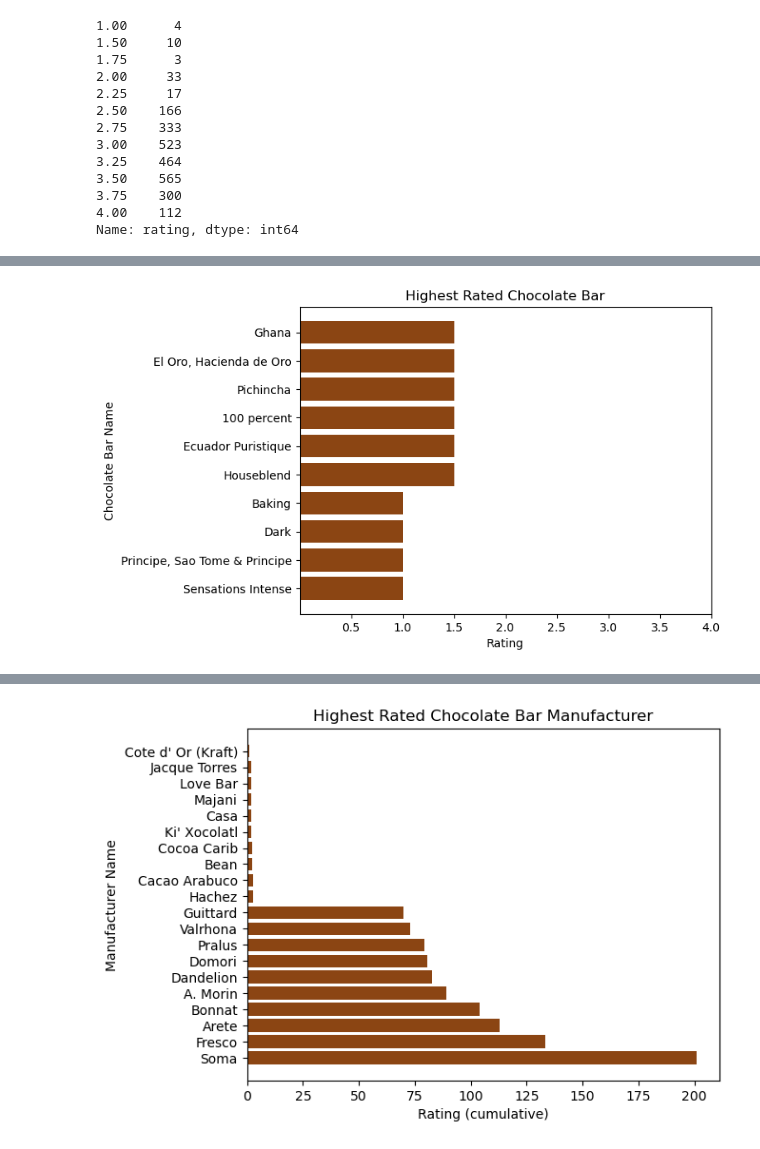
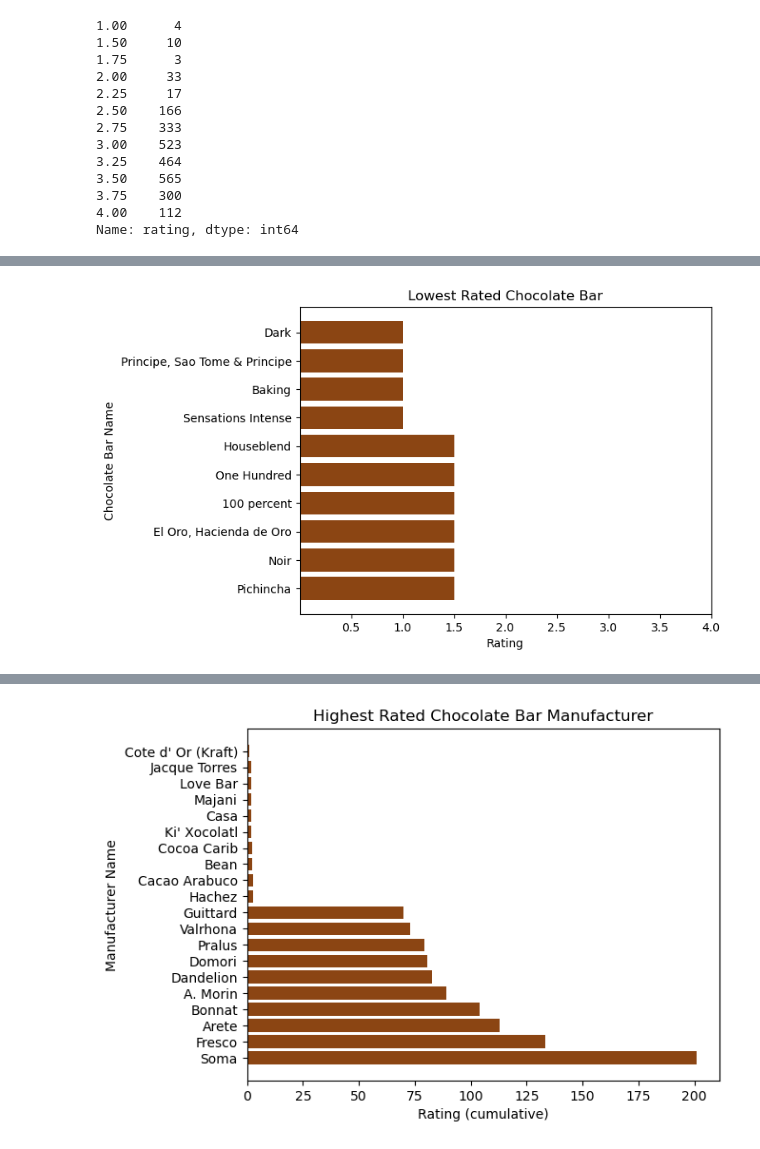
Before and after one commit to nbaggio28/Mid-Term-Project, a Jupyter notebook: notebooks/chocolateDA.ipynb, the cells around one changed output, grey strips where cells are left out. Saved outputs shown, nothing was run; the diff lists cells and outputs as text; code cells hidden in the pictures.

```diff
--- a/notebooks/chocolateDA.ipynb
+++ b/notebooks/chocolateDA.ipynb
@@ -86,0 +90,6 @@ topten_rated
+# %%
+##sorts three columns by col2 high to low
+def trivalue_sort_hi(col1, col2, col3, df=chocbar_df):
+
+    sorted_hivalues = df[[col1, col2, col3]].sort_values(col2, ascending=False)
+    return sorted_hivalues
@@ -120,0 +133,3 @@ low_ten
+# %%
+lo_ten = trivalue_sort_hi('bar_name','rating', 'review').tail(10)
+lo_ten
@@ -121,21 +170,21 @@ low_ten
 # %%
 #Graphing lowest rated chocolate bars
 from array import array
 
 
 fig, ax = plt.subplots()
-bar_name = low_ten['bar_name']
-rating = low_ten['rating']
+bar_name = lo_ten['bar_name']
+rating = lo_ten['rating']
 
 
 plt.barh(bar_name, rating, color= ('saddlebrown'))
 plt.yticks(bar_name, horizontalalignment='right', fontsize='10')
 plt.ylabel("Chocolate Bar Name")
 plt.xlabel("Rating")
-plt.title("Highest Rated Chocolate Bar")
+plt.title("Lowest Rated Chocolate Bar")
 plt.xticks(ticks=(.5,1,1.5,2,2.5,3,3.5,4))
 
 plt.show()
 # plt.savefig('../images/Lowest Rated Chocolate Bar.jpeg')
 # %% [output]
-[figure, old version]
+[figure, new version]
```
Also changed, not shown: parts of 21 cells of this notebook, 1 other file.
